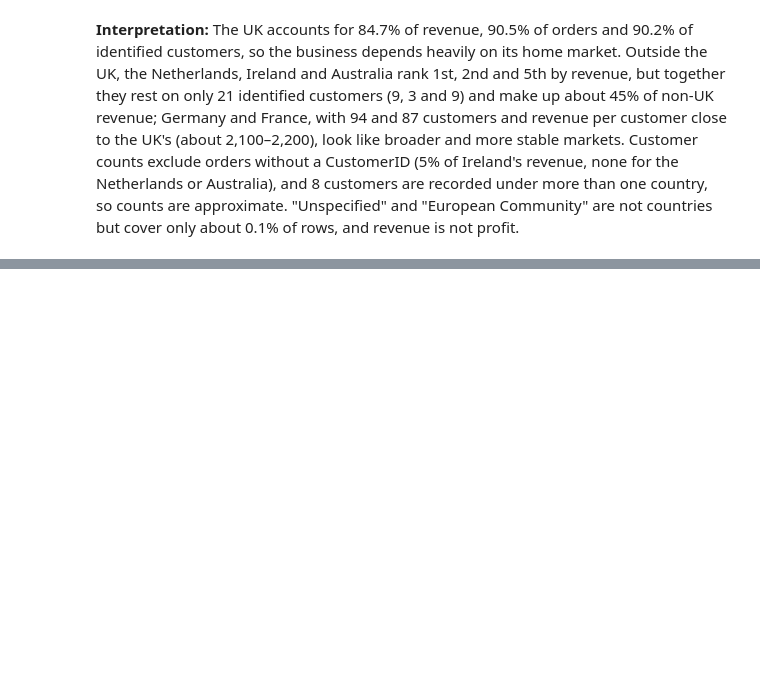
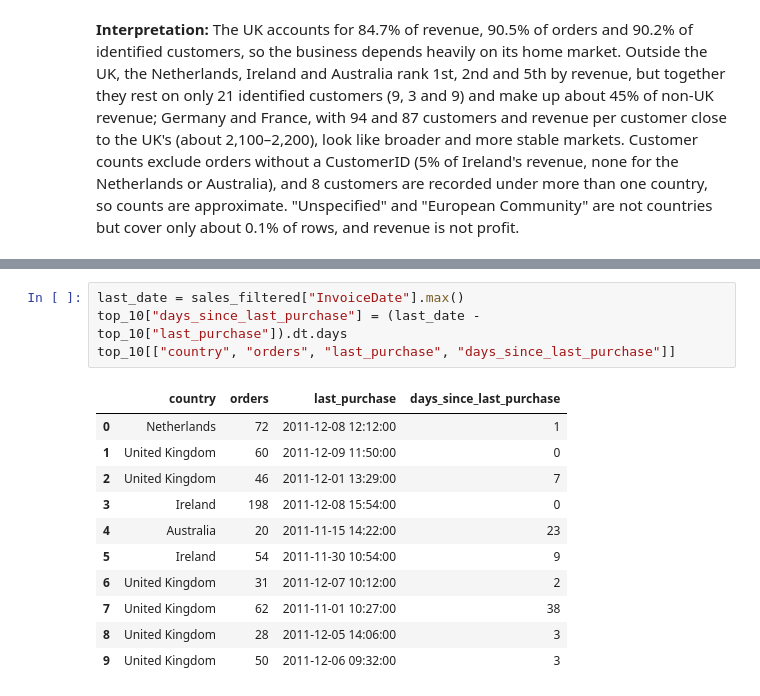
Before and after one commit to MahdiYaqobi/online-retail-data-cleaning, a Jupyter notebook: notebooks/eda_notebook.ipynb, the cells around one changed output, grey strips where cells are left out. Saved outputs shown, nothing was run; the diff lists cells and outputs as text; blank space fills up the shorter version.

```diff
--- a/notebooks/eda_notebook.ipynb
+++ b/notebooks/eda_notebook.ipynb
@@ -598,0 +699,16 @@ plt.show()
+# %%
+last_date = sales_filtered["InvoiceDate"].max()
+top_10["days_since_last_purchase"] = (last_date - top_10["last_purchase"]).dt.days
+top_10[["country", "orders", "last_purchase", "days_since_last_purchase"]]
+# %% [output]
+|  | country | orders | last_purchase | days_since_last_purchase |
+| 0 | Netherlands | 72 | 2011-12-08 12:12:00 | 1 |
+| 1 | United Kingdom | 60 | 2011-12-09 11:50:00 | 0 |
+| 2 | United Kingdom | 46 | 2011-12-01 13:29:00 | 7 |
+| 3 | Ireland | 198 | 2011-12-08 15:54:00 | 0 |
+| 4 | Australia | 20 | 2011-11-15 14:22:00 | 23 |
+| 5 | Ireland | 54 | 2011-11-30 10:54:00 | 9 |
+| 6 | United Kingdom | 31 | 2011-12-07 10:12:00 | 2 |
+| 7 | United Kingdom | 62 | 2011-11-01 10:27:00 | 38 |
+| 8 | United Kingdom | 28 | 2011-12-05 14:06:00 | 3 |
+| 9 | United Kingdom | 50 | 2011-12-06 09:32:00 | 3 |
```
Also changed, not shown: parts of 7 cells of this notebook.
